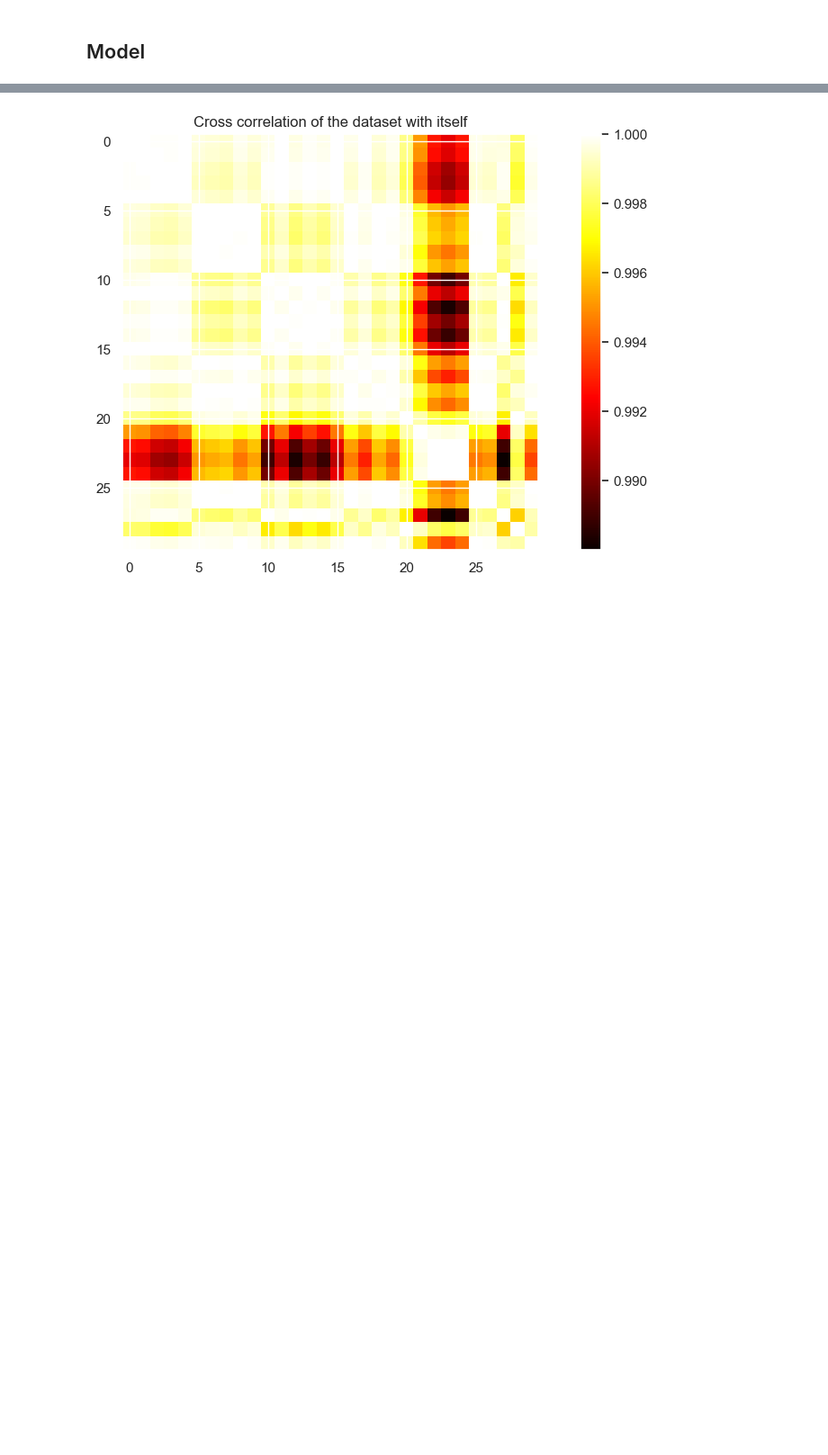
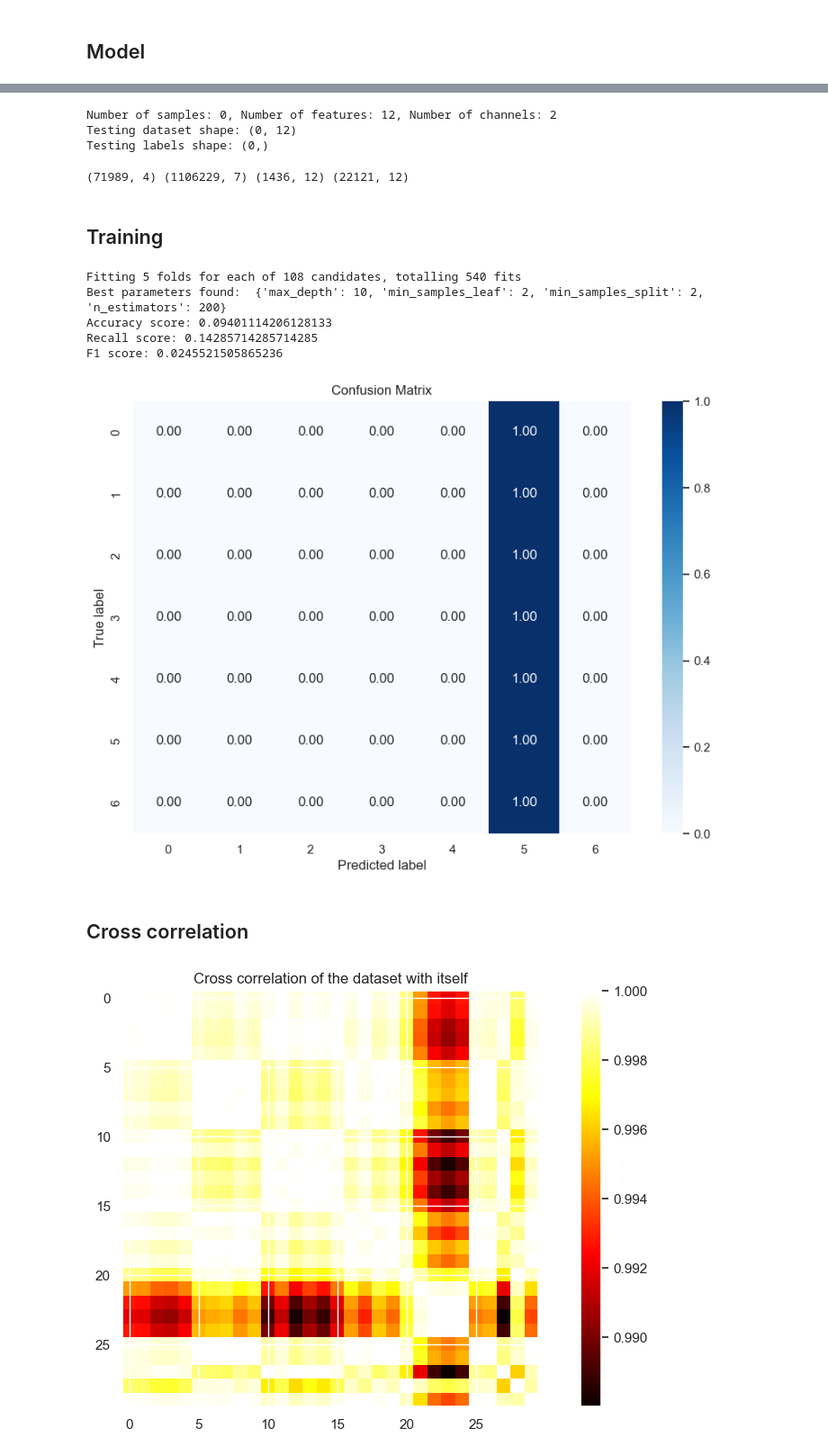
Before and after one commit to N-Pulse/EMG-Decoding, a Jupyter notebook: data_exploration.ipynb, the cells around one changed output, grey strips where cells are left out. Shown at 90% size. Saved outputs shown, nothing was run; the diff lists cells and outputs as text; code cells hidden in the pictures; blank space fills up the shorter version.

```diff
--- a/data_exploration.ipynb
+++ b/data_exploration.ipynb
@@ -626,0 +945,24 @@ print(f"labels dimension: {labels.shape}")
+# %%
+# Prepare the input data
+emg_testing = testing_data[['Channel1', 'Channel2']].values  # Replace with your selected channels
+stimulus_testing = testing_data['Gesture'].values
+repetition_testing = np.ones(len(testing_data))  # Ensure this column exists in testing_data
+
+# Define the features
+features_selected = [mav, std, maxav, rms, wl, ssc]
+
+# Extract features using the function
+dataset_testing, labels_testing = build_dataset_from_ninapro(
+    emg=emg_testing,
+    stimulus=stimulus_testing,
+    repetition=repetition_testing,
+    features=features_selected
+)
+
+# Check the output
+print(f"Testing dataset shape: {dataset_testing.shape}")
+print(f"Testing labels shape: {labels_testing.shape}")
+# %% [output]
+Number of samples: 0, Number of features: 12, Number of channels: 2
+Testing dataset shape: (0, 12)
+Testing labels shape: (0,)
@@ -627,3 +1016,59 @@ print(f"labels dimension: {labels.shape}")
+# %%
+print(testing_data.shape, training_data.shape, testing_features.shape, training_features.shape)
+# %% [output]
+(71989, 4) (1106229, 7) (1436, 12) (22121, 12)
+# %% [markdown]
+## Training
+# %%
+# Define the Random Forest model
+rf = RandomForestClassifier()
+
+# Hyperparameter optimization using Grid Search
+param_grid = {
+    # 'n_estimators': [50, 100, 200],
+    # 'max_depth': [None, 10, 20, 30],
+    # 'min_samples_split': [2, 5, 10],
+    # 'min_samples_leaf': [1, 2, 4],
+    'n_estimators': [100],
+    'max_depth': [10],
+    'min_samples_split': [2],
+    'min_samples_leaf': [2],
+}
+
+grid_search = GridSearchCV(estimator=rf, param_grid=param_grid, cv=5, n_jobs=-1, verbose=2)
+grid_search.fit(training_features, training_labels)
+
+# Best parameters
+print("Best parameters found: ", grid_search.best_params_)
+
+# Train the model with the best parameters
+best_rf = grid_search.best_estimator_
+best_rf.fit(training_features, training_labels)
+
+# Evaluate the model
+y_pred = best_rf.predict(testing_features)
+accuracy = accuracy_score(testing_labels, y_pred)
+print(f"Accuracy score: {accuracy}")
+print(f"Recall score: {recall_score(testing_labels, y_pred, average='macro')}")
+print(f"F1 score: {f1_score(testing_labels, y_pred, average='macro')}")
+
+# Confusion matrix
+confmat = confusion_matrix(testing_labels, y_pred, normalize="true")
+plt.figure(figsize=(10, 7))
+sns.heatmap(confmat, annot=True, fmt=".2f", cmap="Blues")
+plt.ylabel("True label")
+plt.xlabel("Predicted label")
+plt.title("Confusion Matrix")
+plt.show()
+# %% [output]
+Fitting 5 folds for each of 108 candidates, totalling 540 fits
+Best parameters found:  {'max_depth': 10, 'min_samples_leaf': 2, 'min_samples_split': 2, 'n_estimators': 200}
+Accuracy score: 0.09401114206128133
+Recall score: 0.14285714285714285
+F1 score: 0.0245521505865236
+[figure, added]
+# %% [markdown]
+## Cross correlation
 # %%
 # plot the cross correlation of the dataset with itself
 
```
Also changed, not shown: parts of 49 cells of this notebook, 1 other file.
